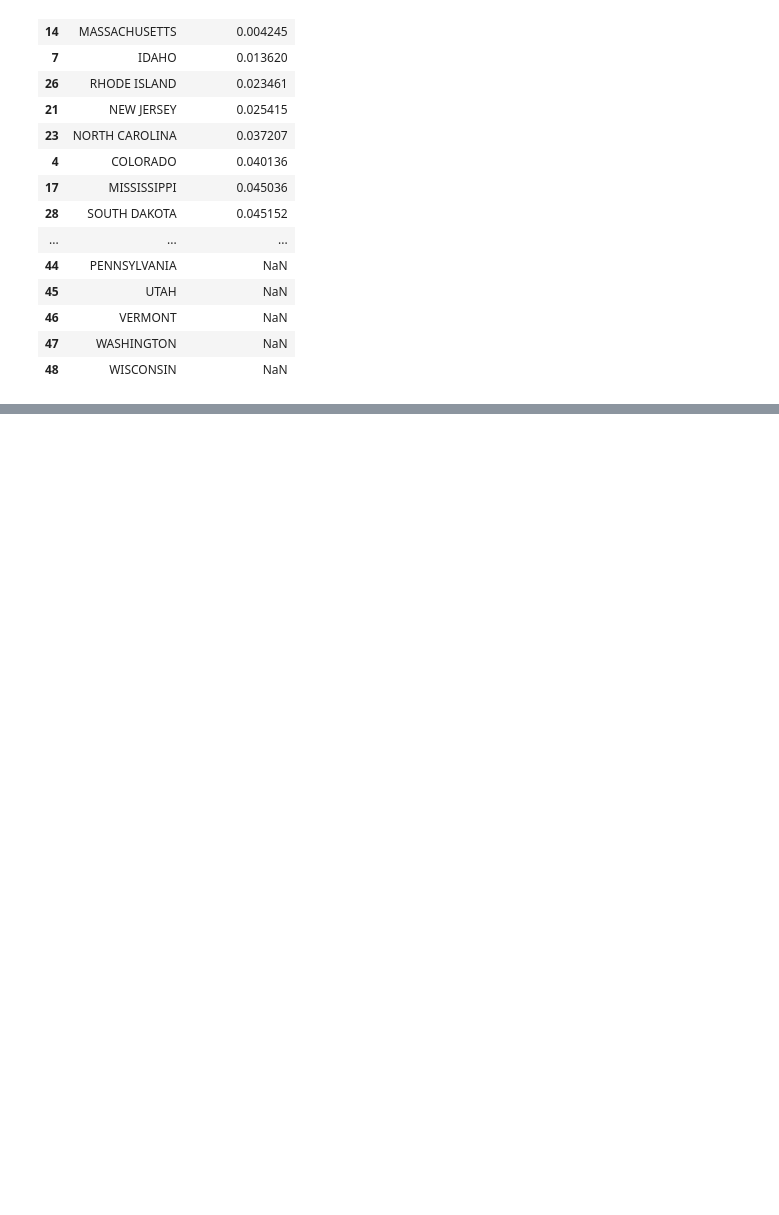
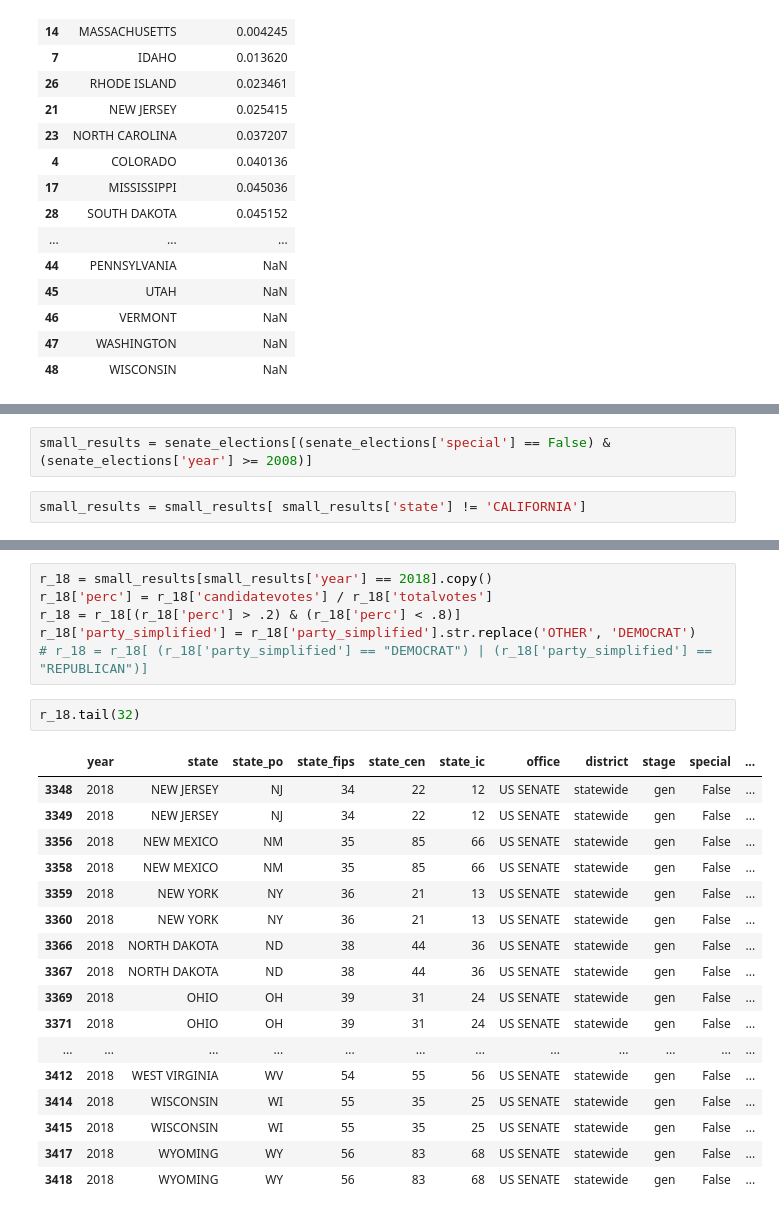
Before and after one commit to leobruell/elections-2022-project, a Jupyter notebook: initial-data-explore.ipynb, the cells around one changed output, grey strips where cells are left out. Cells and saved outputs as stored; diff of their text form; blank space fills up the shorter version.

```diff
--- a/initial-data-explore.ipynb
+++ b/initial-data-explore.ipynb
@@ -288,0 +297,4 @@ results[['state','prediction_error']].sort_values(by='prediction_error')
+# %%
+small_results = senate_elections[(senate_elections['special'] == False) & (senate_elections['year'] >= 2008)]
+# %%
+small_results = small_results[ small_results['state'] != 'CALIFORNIA']
@@ -288,0 +312,26 @@ results[['state','prediction_error']].sort_values(by='prediction_error')
+# %%
+r_18 = small_results[small_results['year'] == 2018].copy()
+r_18['perc'] = r_18['candidatevotes'] / r_18['totalvotes']
+r_18 = r_18[(r_18['perc'] > .2) & (r_18['perc'] < .8)]
+r_18['party_simplified'] = r_18['party_simplified'].str.replace('OTHER', 'DEMOCRAT')
+# r_18 = r_18[ (r_18['party_simplified'] == "DEMOCRAT") | (r_18['party_simplified'] == "REPUBLICAN")]
+# %%
+r_18.tail(32)
+# %% [output]
+|  | year | state | state_po | state_fips | state_cen | state_ic | office | district | stage | special | ... |
+| 3348 | 2018 | NEW JERSEY | NJ | 34 | 22 | 12 | US SENATE | statewide | gen | False | ... |
+| 3349 | 2018 | NEW JERSEY | NJ | 34 | 22 | 12 | US SENATE | statewide | gen | False | ... |
+| 3356 | 2018 | NEW MEXICO | NM | 35 | 85 | 66 | US SENATE | statewide | gen | False | ... |
+| 3358 | 2018 | NEW MEXICO | NM | 35 | 85 | 66 | US SENATE | statewide | gen | False | ... |
+| 3359 | 2018 | NEW YORK | NY | 36 | 21 | 13 | US SENATE | statewide | gen | False | ... |
+| 3360 | 2018 | NEW YORK | NY | 36 | 21 | 13 | US SENATE | statewide | gen | False | ... |
+| 3366 | 2018 | NORTH DAKOTA | ND | 38 | 44 | 36 | US SENATE | statewide | gen | False | ... |
+| 3367 | 2018 | NORTH DAKOTA | ND | 38 | 44 | 36 | US SENATE | statewide | gen | False | ... |
+| 3369 | 2018 | OHIO | OH | 39 | 31 | 24 | US SENATE | statewide | gen | False | ... |
+| 3371 | 2018 | OHIO | OH | 39 | 31 | 24 | US SENATE | statewide | gen | False | ... |
+| ... | ... | ... | ... | ... | ... | ... | ... | ... | ... | ... | ... |
+| 3412 | 2018 | WEST VIRGINIA | WV | 54 | 55 | 56 | US SENATE | statewide | gen | False | ... |
+| 3414 | 2018 | WISCONSIN | WI | 55 | 35 | 25 | US SENATE | statewide | gen | False | ... |
+| 3415 | 2018 | WISCONSIN | WI | 55 | 35 | 25 | US SENATE | statewide | gen | False | ... |
+| 3417 | 2018 | WYOMING | WY | 56 | 83 | 68 | US SENATE | statewide | gen | False | ... |
+| 3418 | 2018 | WYOMING | WY | 56 | 83 | 68 | US SENATE | statewide | gen | False | ... |
```
Also changed, not shown: parts of 27 cells of this notebook.
